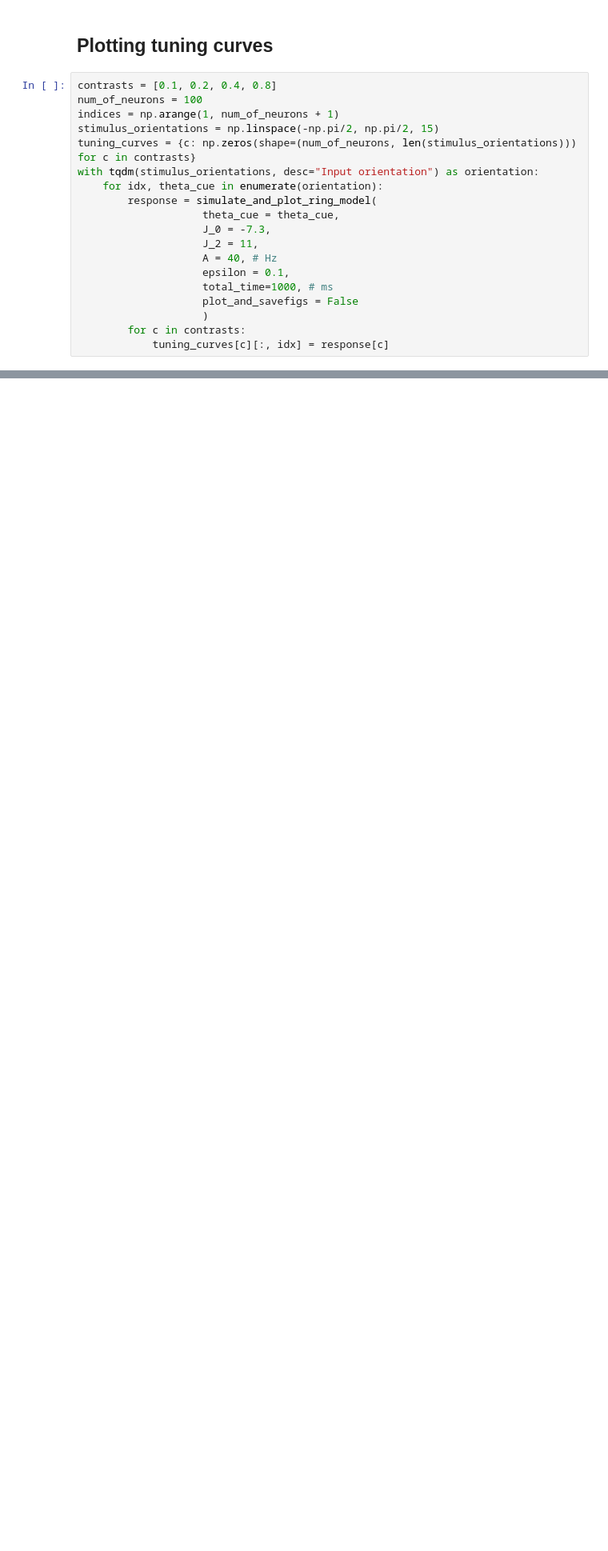
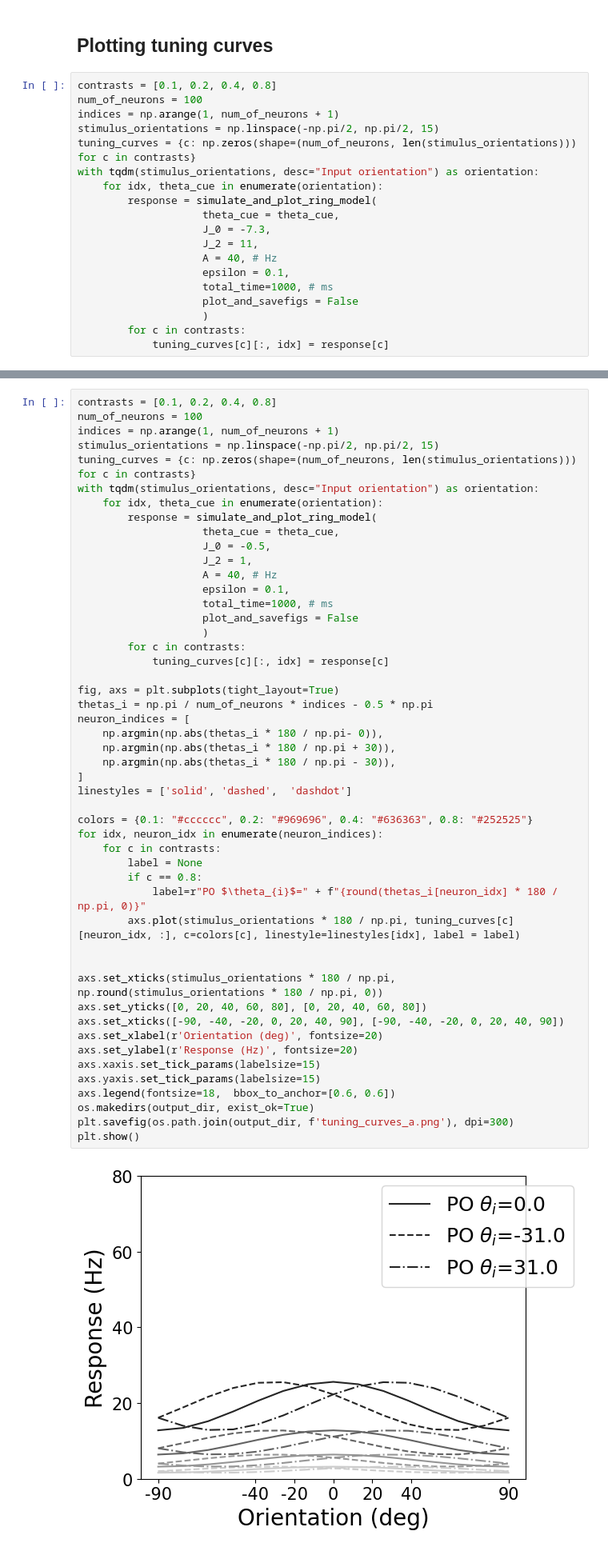
Before and after one commit to sivomke/Comp-neuro-2025, a Jupyter notebook: HW4/hw4_Rabiichuk.ipynb, the cells around one changed output, grey strips where cells are left out. Shown at 80% size. Saved outputs shown, nothing was run; the diff lists cells and outputs as text; blank space fills up the shorter version.

```diff
--- a/HW4/hw4_Rabiichuk.ipynb
+++ b/HW4/hw4_Rabiichuk.ipynb
@@ -222,0 +223,51 @@ plt.show()
+# %%
+contrasts = [0.1, 0.2, 0.4, 0.8]
+num_of_neurons = 100
+indices = np.arange(1, num_of_neurons + 1)
+stimulus_orientations = np.linspace(-np.pi/2, np.pi/2, 15)
+tuning_curves = {c: np.zeros(shape=(num_of_neurons, len(stimulus_orientations))) for c in contrasts}
+with tqdm(stimulus_orientations, desc="Input orientation") as orientation:
+    for idx, theta_cue in enumerate(orientation):
+        response = simulate_and_plot_ring_model(
+                    theta_cue = theta_cue,
+                    J_0 = -0.5,
+                    J_2 = 1,
+                    A = 40, # Hz
+                    epsilon = 0.1,
+                    total_time=1000, # ms
+                    plot_and_savefigs = False
+                    )
+        for c in contrasts:
+            tuning_curves[c][:, idx] = response[c]
+
+fig, axs = plt.subplots(tight_layout=True)
+thetas_i = np.pi / num_of_neurons * indices - 0.5 * np.pi
+neuron_indices = [
+    np.argmin(np.abs(thetas_i * 180 / np.pi- 0)),
+    np.argmin(np.abs(thetas_i * 180 / np.pi + 30)),
+    np.argmin(np.abs(thetas_i * 180 / np.pi - 30)),
+]
+linestyles = ['solid', 'dashed',  'dashdot']
+
+colors = {0.1: "#cccccc", 0.2: "#969696", 0.4: "#636363", 0.8: "#252525"}
+for idx, neuron_idx in enumerate(neuron_indices):
+    for c in contrasts:
+        label = None
+        if c == 0.8:
+            label=r"PO $\theta_{i}$=" + f"{round(thetas_i[neuron_idx] * 180 / np.pi, 0)}"
+        axs.plot(stimulus_orientations * 180 / np.pi, tuning_curves[c][neuron_idx, :], c=colors[c], linestyle=linestyles[idx], label = label)
+
+
+axs.set_xticks(stimulus_orientations * 180 / np.pi, np.round(stimulus_orientations * 180 / np.pi, 0))
+axs.set_yticks([0, 20, 40, 60, 80], [0, 20, 40, 60, 80])
+axs.set_xticks([-90, -40, -20, 0, 20, 40, 90], [-90, -40, -20, 0, 20, 40, 90])
+axs.set_xlabel(r'Orientation (deg)', fontsize=20)
+axs.set_ylabel(r'Response (Hz)', fontsize=20)
+axs.xaxis.set_tick_params(labelsize=15)
+axs.yaxis.set_tick_params(labelsize=15)
+axs.legend(fontsize=18,  bbox_to_anchor=[0.6, 0.6])
+os.makedirs(output_dir, exist_ok=True)
+plt.savefig(os.path.join(output_dir, f'tuning_curves_a.png'), dpi=300)
+plt.show()
+# %% [output]
+[figure, added]
```
Also changed, not shown: parts of 2 cells of this notebook.
